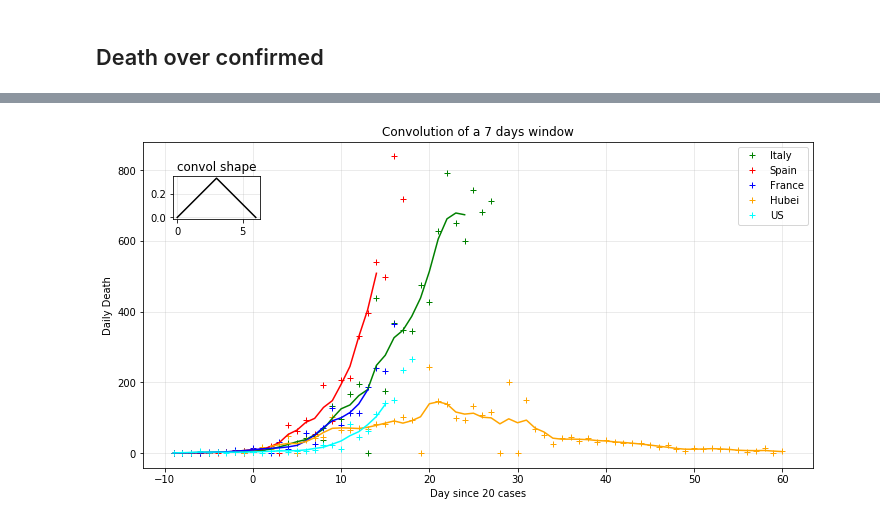
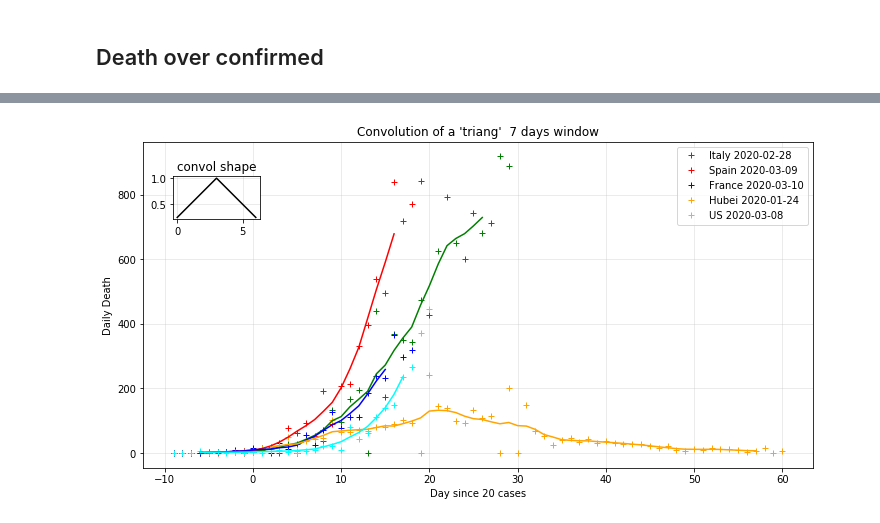
Before and after one commit to SylvainGuieu/corona, a Jupyter notebook: corona.ipynb, the cells around one changed output, grey strips where cells are left out. Cells and saved outputs as stored; diff of their text form; code cells hidden in the pictures.

```diff
--- a/corona.ipynb
+++ b/corona.ipynb
@@ -362,24 +362,21 @@ _ = d.plot(style={'label':'death'}).set(yscale='log', xlabel="Date", ylabel="Cas
 # %%
 origins = death.when_case_exceed(20)
 subset = death.subset([ 'Italy', 'Spain', 'France', 'Hubei', 'US'])
-subset = subset.get_day_indexed(origins).subset(start=-10, end=60).cases # .cases is necessary to extract only data
+subset = subset.get_day_indexed(origins).subset(start=-10, end=60)
 
-sd = subset.iloc[:,1:] - np.asarray(subset.iloc[:,0:-1])  # to_numpy
-sd2 = sd.copy() # for smoothed data
+sd = subset.cases.iloc[:,1:] - np.asarray(subset.cases.iloc[:,0:-1])  # subset.daily_cases in coronapy >= 0.1.6
+ws = 7 # window size
+# window type
+wt = "triang" # None "bartlett" "blackman" "triang" "boxcar" "hamming" "parzen" "nuttall" "barthann"
 
-# w = np.array([1, 1, 1, 1, 1, 1, 1]) # flat window
-#w = np.blackman(7)  # gauss like
-# w = np.hanning(9)
-#w = np.hamming(9)
-w = np.bartlett(7) # triangle shape
+rolling = sd.cases.rolling(ws, win_type=wt, center=True, axis=1)
+w = np.ones((ws,)) if wt is None else rolling._get_window(win_type=wt)
 
-w = w/w.sum()
-for name, row in sd.iterrows():
-    sd2.loc[name,:] = np.convolve(w, np.asarray(row), mode='same')
+# put back the header part for legend
+sd = subset.header.join(sd)
 
-
-sd.plot(linestyle="None", marker="+")
-sd2.plot(label=None, linestyle="solid").set(ylabel="Daily Death", xlabel="Day since 20 cases", title="Convolution of a 7 days window")
+axes = sd.plot(linestyle="None", marker="+")
+rolling.mean().plot(label=None,linestyle="solid").set(ylabel="Daily Death", xlabel="Day since 20 cases", title="Convolution of a %r  %d days window"%(wt,ws))
 _ = plt.axes((0.16, 0.7, 0.1, 0.1), title="convol shape").plot(w, 'k-')
 # %% [output]
-[figure, old version]
+[figure, new version]
```
Also changed, not shown: parts of 24 cells of this notebook, 12 other files.
